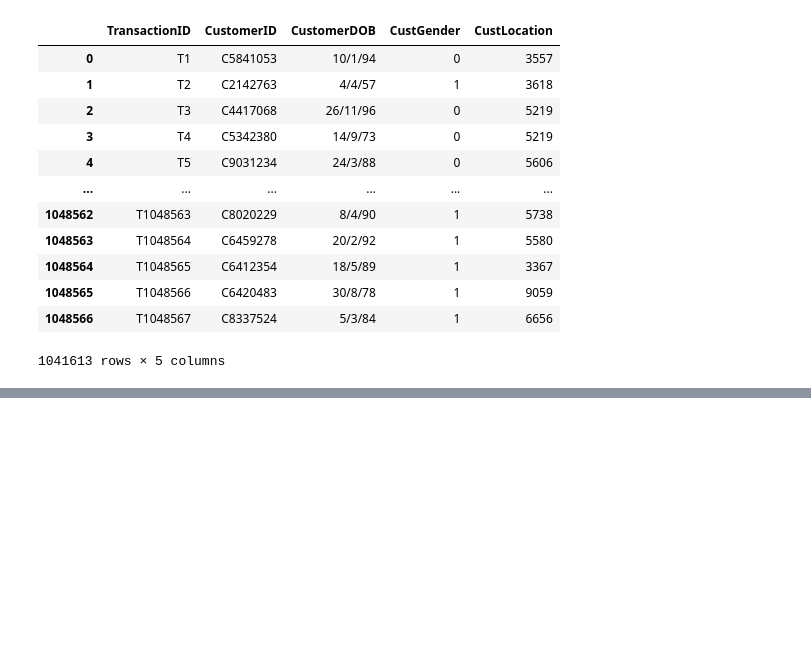
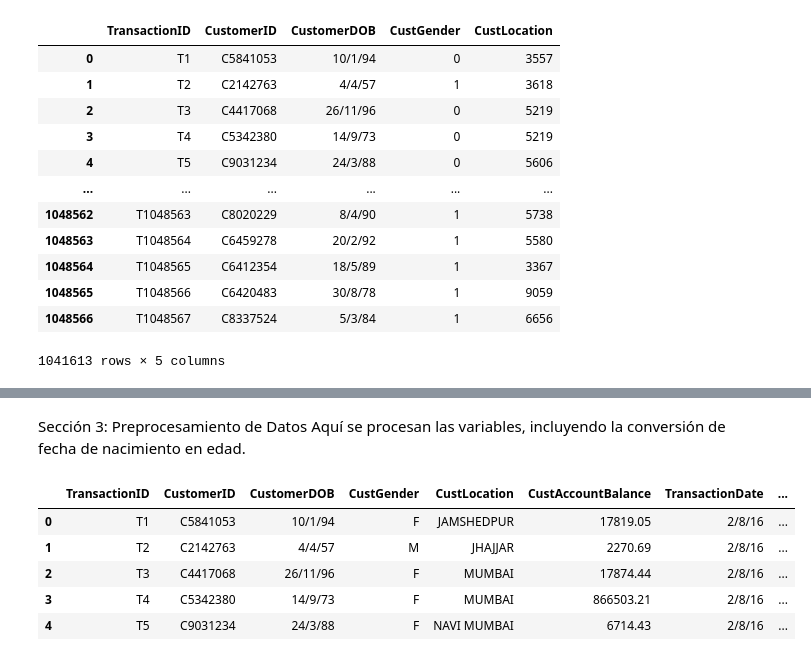
Before and after one commit to JPS4321/Lab4_IA, a Jupyter notebook: Main.ipynb, the cells around one changed output, grey strips where cells are left out. Saved outputs shown, nothing was run; the diff lists cells and outputs as text; code cells hidden in the pictures; blank space fills up the shorter version.

```diff
--- a/Main.ipynb
+++ b/Main.ipynb
@@ -114,0 +245,26 @@ df_head
+# %% [markdown]
+Sección 3: Preprocesamiento de Datos
+Aquí se procesan las variables, incluyendo la conversión de fecha de nacimiento en edad.
+# %%
+# Convertir fecha de nacimiento en edad
+def calcular_edad(fecha_nac):
+    try:
+        anio = int(str(fecha_nac).split('/')[-1])
+        return 2025 - (1900 + anio) if anio < 100 else 2025 - anio
+    except:
+        return np.nan
+
+df['Edad'] = df['CustomerDOB'].apply(calcular_edad)
+
+# Eliminar valores nulos
+df.dropna(subset=['Edad', 'CustAccountBalance', 'TransactionAmount (INR)'], inplace=True)
+
+# Mostrar los datos después del preprocesamiento
+df.head()
+# %% [output]
+|  | TransactionID | CustomerID | CustomerDOB | CustGender | CustLocation | CustAccountBalance | TransactionDate | ... |
+| 0 | T1 | C5841053 | 10/1/94 | F | JAMSHEDPUR | 17819.05 | 2/8/16 | ... |
+| 1 | T2 | C2142763 | 4/4/57 | M | JHAJJAR | 2270.69 | 2/8/16 | ... |
+| 2 | T3 | C4417068 | 26/11/96 | F | MUMBAI | 17874.44 | 2/8/16 | ... |
+| 3 | T4 | C5342380 | 14/9/73 | F | MUMBAI | 866503.21 | 2/8/16 | ... |
+| 4 | T5 | C9031234 | 24/3/88 | F | NAVI MUMBAI | 6714.43 | 2/8/16 | ... |
```
Also changed, not shown: parts of 20 cells of this notebook.
